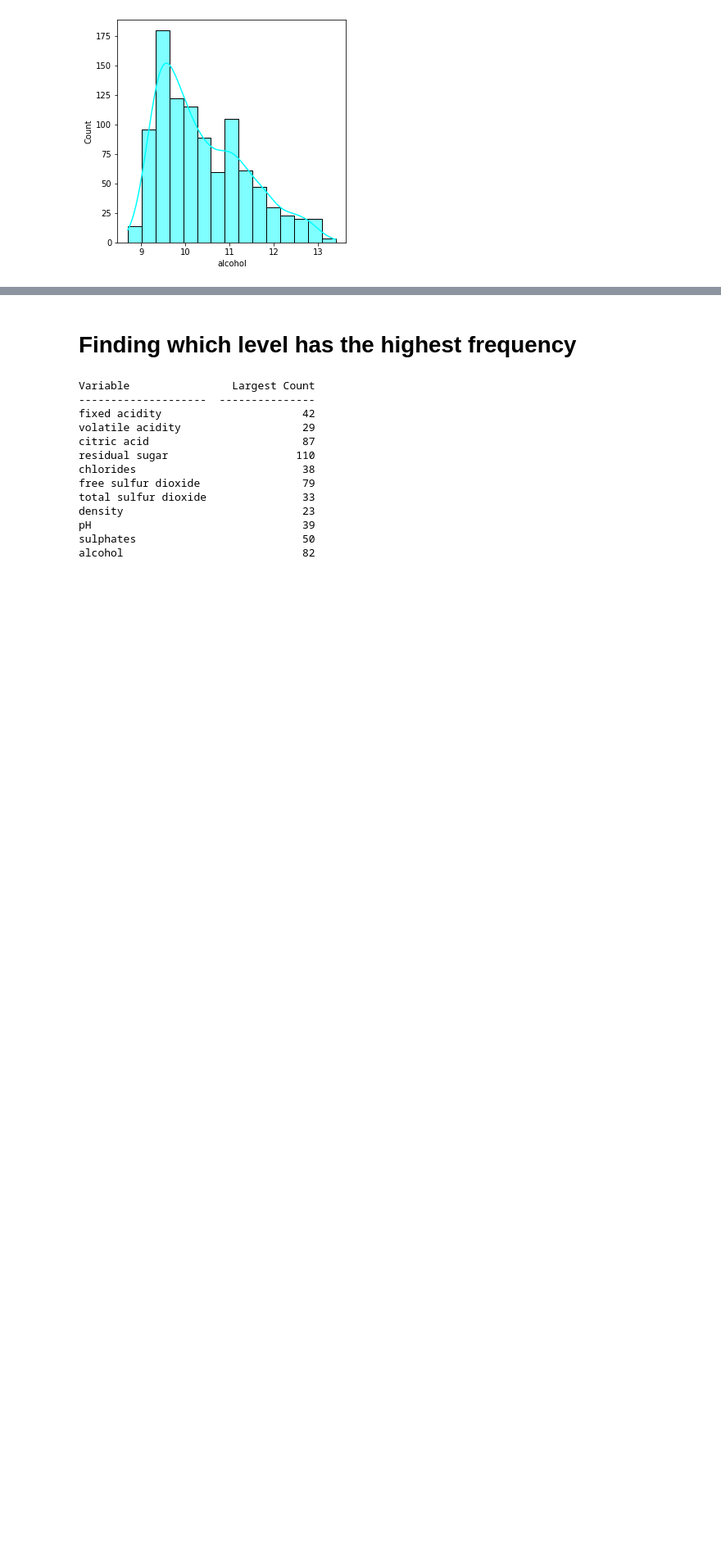
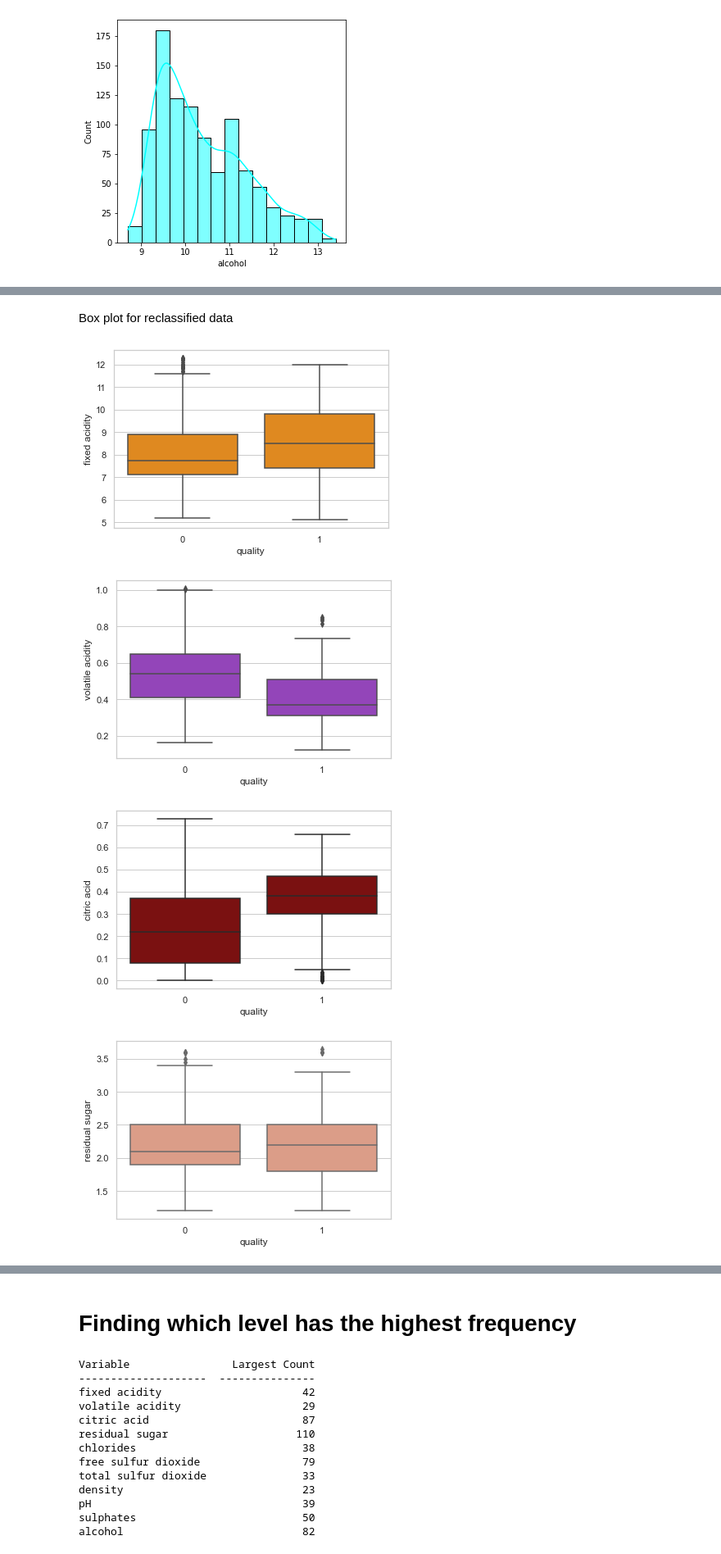
Before and after one commit to danxuZhang/WineQuality, a Jupyter notebook: src/eda.ipynb, the cells around one changed output, grey strips where cells are left out. Shown at 82% size. Drawn from its saved outputs; the diff is of its cells as text; code cells hidden in the pictures; blank space fills up the shorter version.

```diff
--- a/src/eda.ipynb
+++ b/src/eda.ipynb
@@ -91,0 +132,17 @@ for var in variables:
+# %% [markdown]
+Box plot for reclassified data
+# %%
+sb.set_theme(style="whitegrid")
+sb.load_dataset
+colors = list(mcolors.CSS4_COLORS.keys())[30:]
+i = 0
+
+for var in variables:
+    ax = sb.boxplot(y = df[var], x= df["quality"], color = colors[i])
+    i += 1
+    plt.show()
+# %% [output]
+[figure, added]
+[figure, added]
+[figure, added]
+[figure, added]
```
Also changed, not shown: parts of 5 cells of this notebook, 3 other files.
